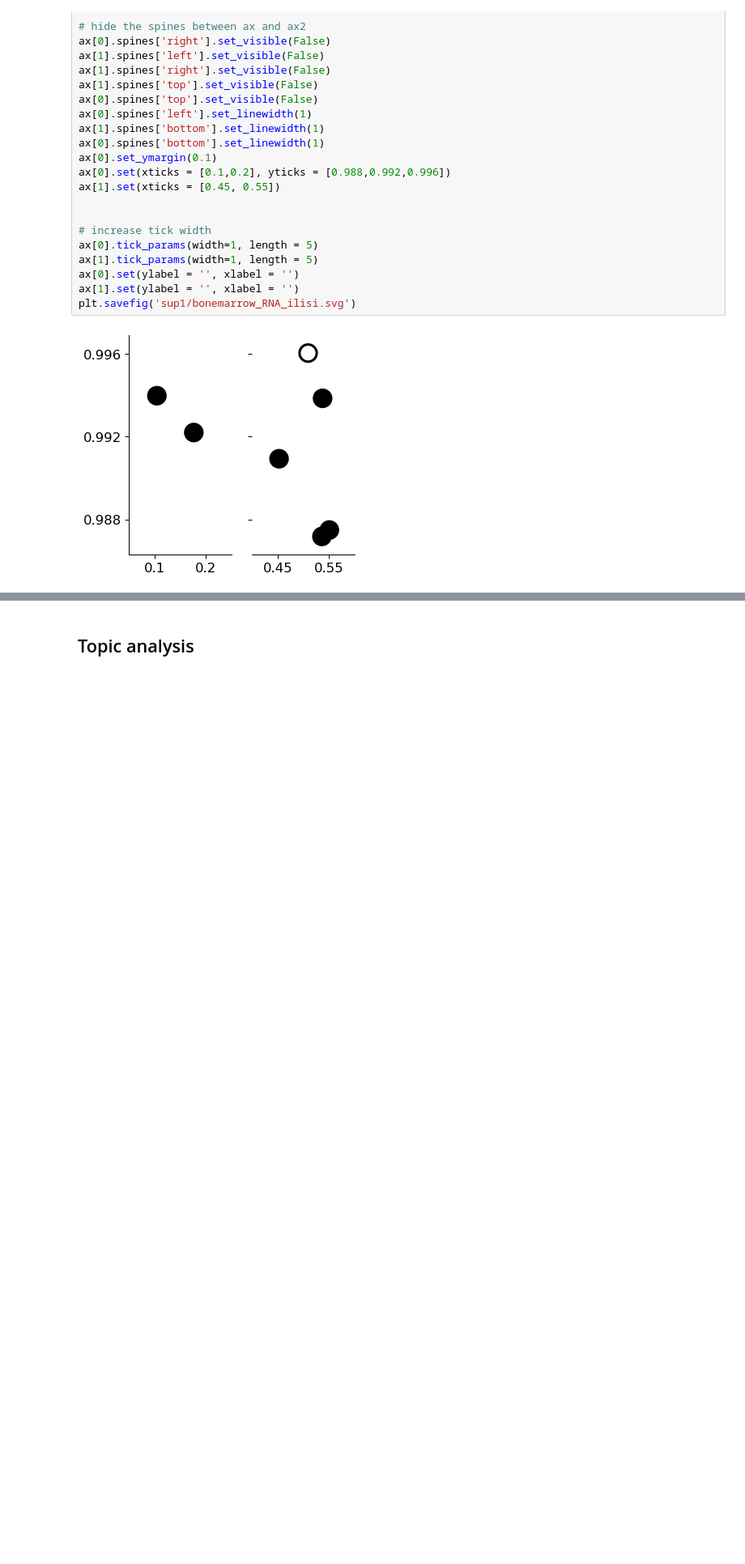
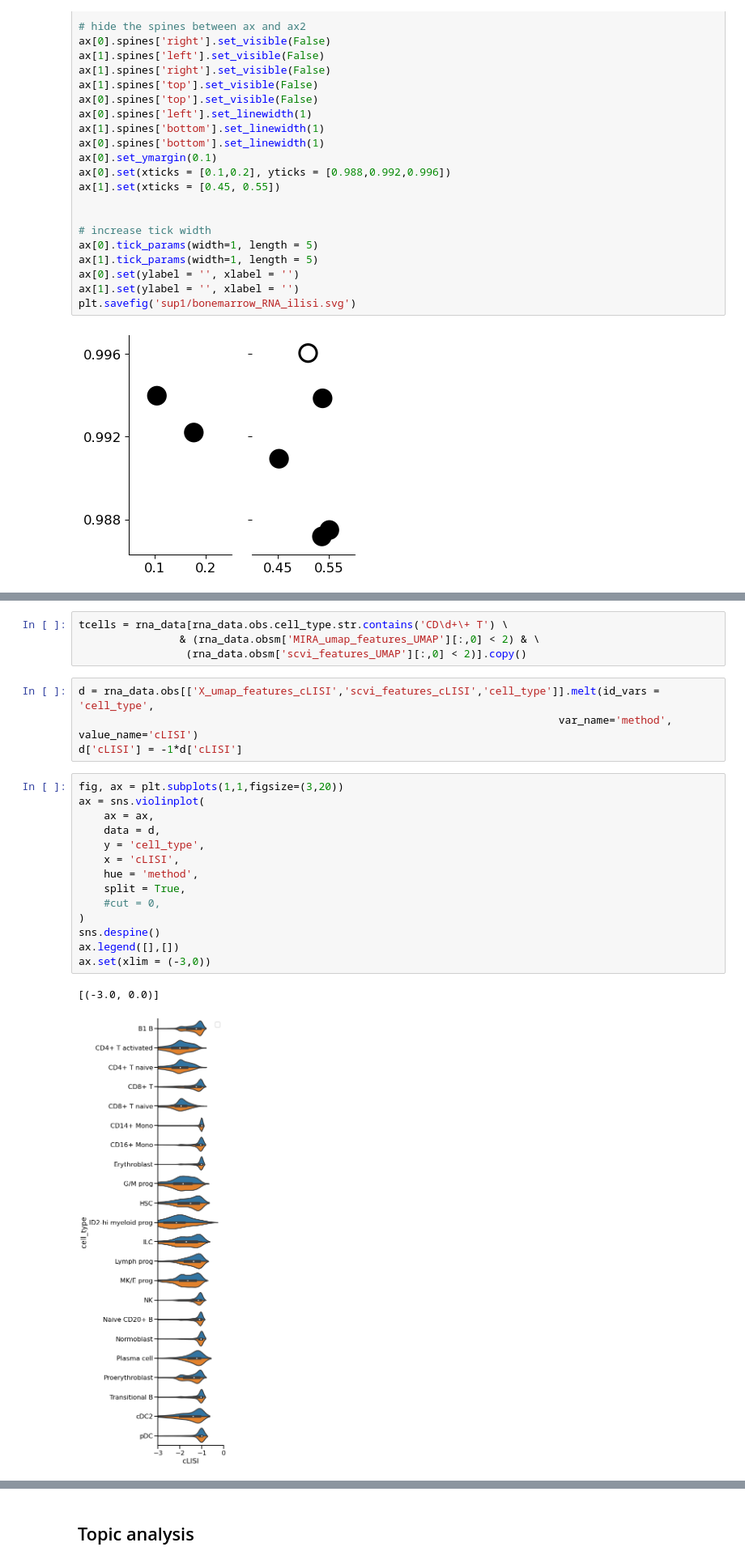
Before and after one commit to AllenWLynch/CODA-reproduction, a Jupyter notebook: F1_silhouette_scoring.ipynb, the cells around one changed output, grey strips where cells are left out. Shown at 81% size. Cells and saved outputs as stored; diff of their text form; blank space fills up the shorter version.

```diff
--- a/F1_silhouette_scoring.ipynb
+++ b/F1_silhouette_scoring.ipynb
@@ -431,0 +412,25 @@ ax.spines['left'].set_visible(False)
+# %%
+tcells = rna_data[rna_data.obs.cell_type.str.contains('CD\d+\+ T') \
+                & (rna_data.obsm['MIRA_umap_features_UMAP'][:,0] < 2) & \
+                 (rna_data.obsm['scvi_features_UMAP'][:,0] < 2)].copy()
+# %%
+d = rna_data.obs[['X_umap_features_cLISI','scvi_features_cLISI','cell_type']].melt(id_vars = 'cell_type',
+                                                                            var_name='method', value_name='cLISI')
+d['cLISI'] = -1*d['cLISI']
+# %%
+fig, ax = plt.subplots(1,1,figsize=(3,20))
+ax = sns.violinplot(
+    ax = ax,
+    data = d,
+    y = 'cell_type',
+    x = 'cLISI',
+    hue = 'method',
+    split = True,
+    #cut = 0,
+)
+sns.despine()
+ax.legend([],[])
+ax.set(xlim = (-3,0))
+# %% [output]
+[(-3.0, 0.0)]
+[figure, added]
```
Also changed, not shown: parts of 23 cells of this notebook, 6 other files.
